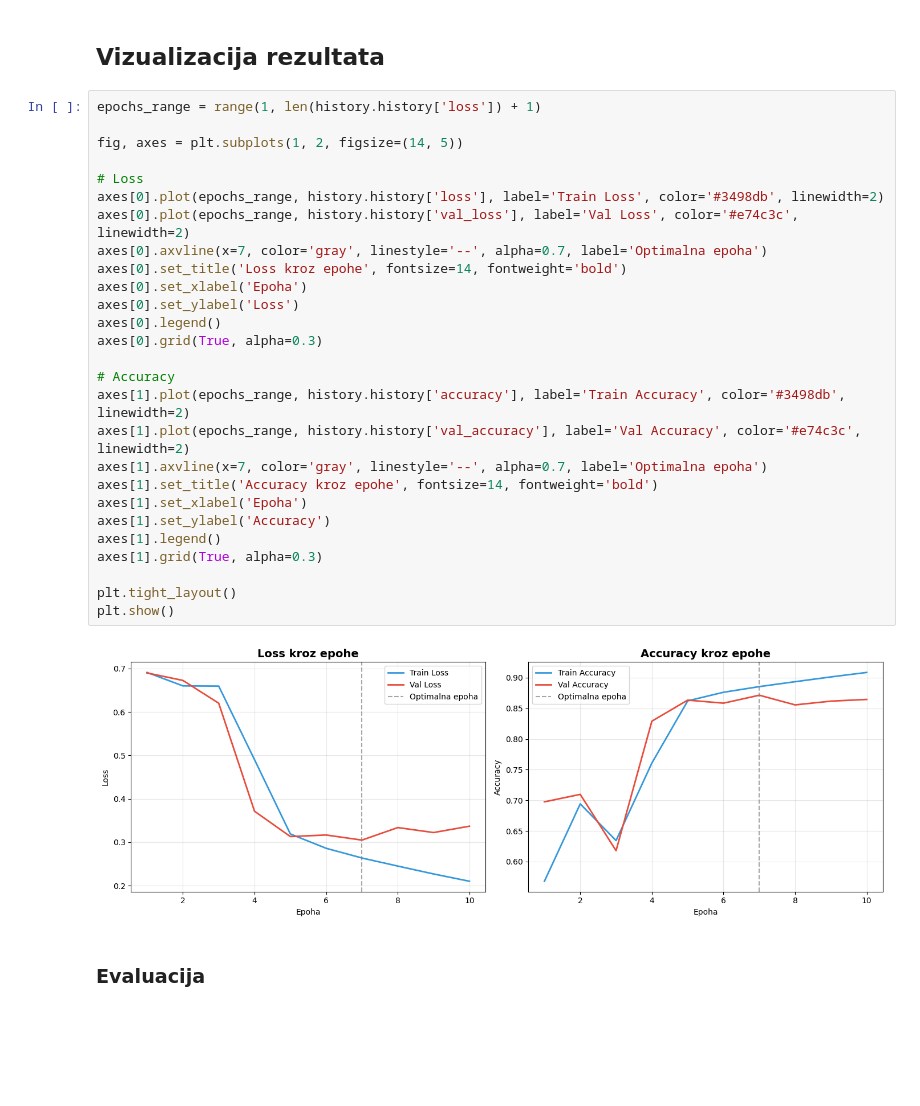
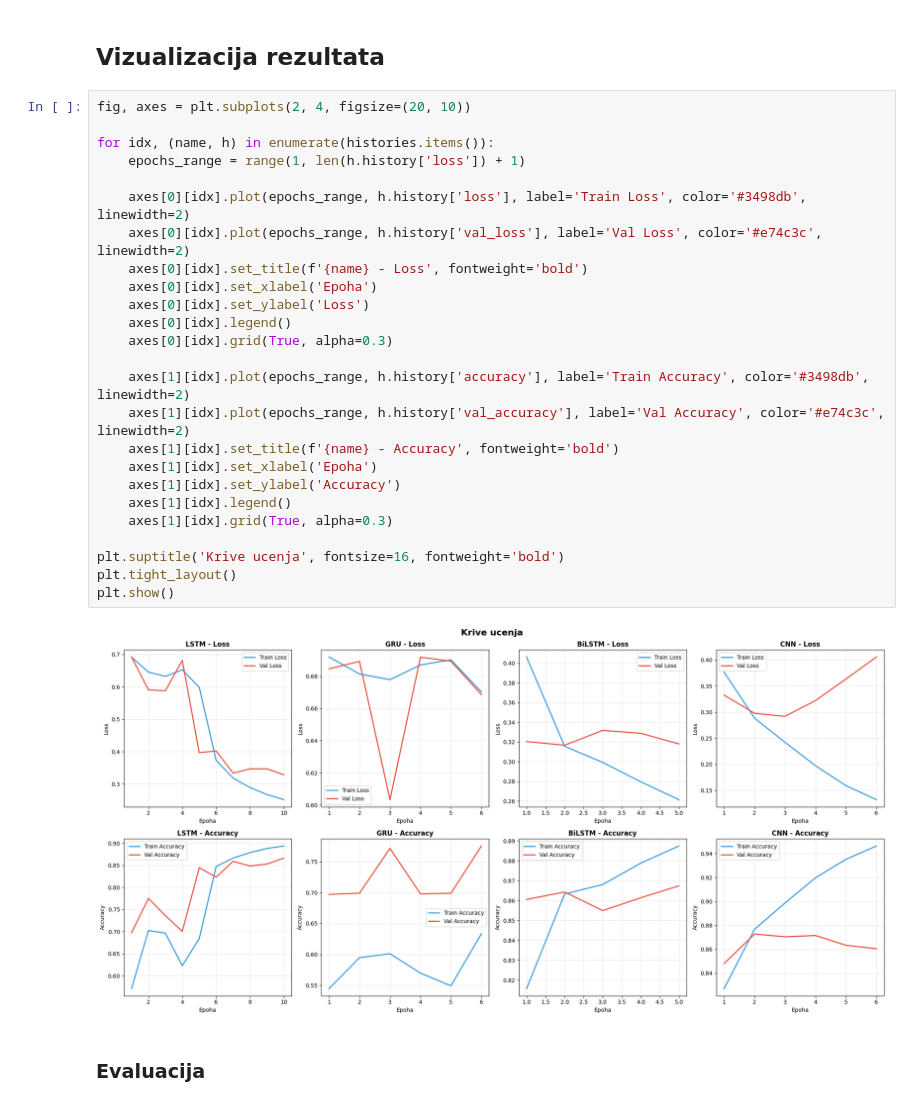
Before and after one commit to alxcek/mas-ai, a Jupyter notebook: machine_learning/03_steam_reviews/sentiment_analysis.ipynb, the cells around one changed output. Cells and saved outputs as stored; diff of their text form; blank space fills up the shorter version.

```diff
--- a/machine_learning/03_steam_reviews/sentiment_analysis.ipynb
+++ b/machine_learning/03_steam_reviews/sentiment_analysis.ipynb
@@ -425,34 +473,32 @@ Epoch 10/10
 # %% [markdown]
 ## Vizualizacija rezultata
 # %%
-epochs_range = range(1, len(history.history['loss']) + 1)
+fig, axes = plt.subplots(2, 4, figsize=(20, 10))
 
-fig, axes = plt.subplots(1, 2, figsize=(14, 5))
+for idx, (name, h) in enumerate(histories.items()):
+    epochs_range = range(1, len(h.history['loss']) + 1)
 
-# Loss
-axes[0].plot(epochs_range, history.history['loss'], label='Train Loss', color='#3498db', linewidth=2)
-axes[0].plot(epochs_range, history.history['val_loss'], label='Val Loss', color='#e74c3c', linewidth=2)
-axes[0].axvline(x=7, color='gray', linestyle='--', alpha=0.7, label='Optimalna epoha')
-axes[0].set_title('Loss kroz epohe', fontsize=14, fontweight='bold')
-axes[0].set_xlabel('Epoha')
-axes[0].set_ylabel('Loss')
-axes[0].legend()
-axes[0].grid(True, alpha=0.3)
+    axes[0][idx].plot(epochs_range, h.history['loss'], label='Train Loss', color='#3498db', linewidth=2)
+    axes[0][idx].plot(epochs_range, h.history['val_loss'], label='Val Loss', color='#e74c3c', linewidth=2)
+    axes[0][idx].set_title(f'{name} - Loss', fontweight='bold')
+    axes[0][idx].set_xlabel('Epoha')
+    axes[0][idx].set_ylabel('Loss')
+    axes[0][idx].legend()
+    axes[0][idx].grid(True, alpha=0.3)
 
-# Accuracy
-axes[1].plot(epochs_range, history.history['accuracy'], label='Train Accuracy', color='#3498db', linewidth=2)
-axes[1].plot(epochs_range, history.history['val_accuracy'], label='Val Accuracy', color='#e74c3c', linewidth=2)
-axes[1].axvline(x=7, color='gray', linestyle='--', alpha=0.7, label='Optimalna epoha')
-axes[1].set_title('Accuracy kroz epohe', fontsize=14, fontweight='bold')
-axes[1].set_xlabel('Epoha')
-axes[1].set_ylabel('Accuracy')
-axes[1].legend()
-axes[1].grid(True, alpha=0.3)
+    axes[1][idx].plot(epochs_range, h.history['accuracy'], label='Train Accuracy', color='#3498db', linewidth=2)
+    axes[1][idx].plot(epochs_range, h.history['val_accuracy'], label='Val Accuracy', color='#e74c3c', linewidth=2)
+    axes[1][idx].set_title(f'{name} - Accuracy', fontweight='bold')
+    axes[1][idx].set_xlabel('Epoha')
+    axes[1][idx].set_ylabel('Accuracy')
+    axes[1][idx].legend()
+    axes[1][idx].grid(True, alpha=0.3)
 
+plt.suptitle('Krive ucenja', fontsize=16, fontweight='bold')
 plt.tight_layout()
 plt.show()
 # %% [output]
-[figure, old version]
+[figure, new version]
 # %% [markdown]
 ### Evaluacija
 # %%
```
Also changed, not shown: parts of 11 cells of this notebook.
